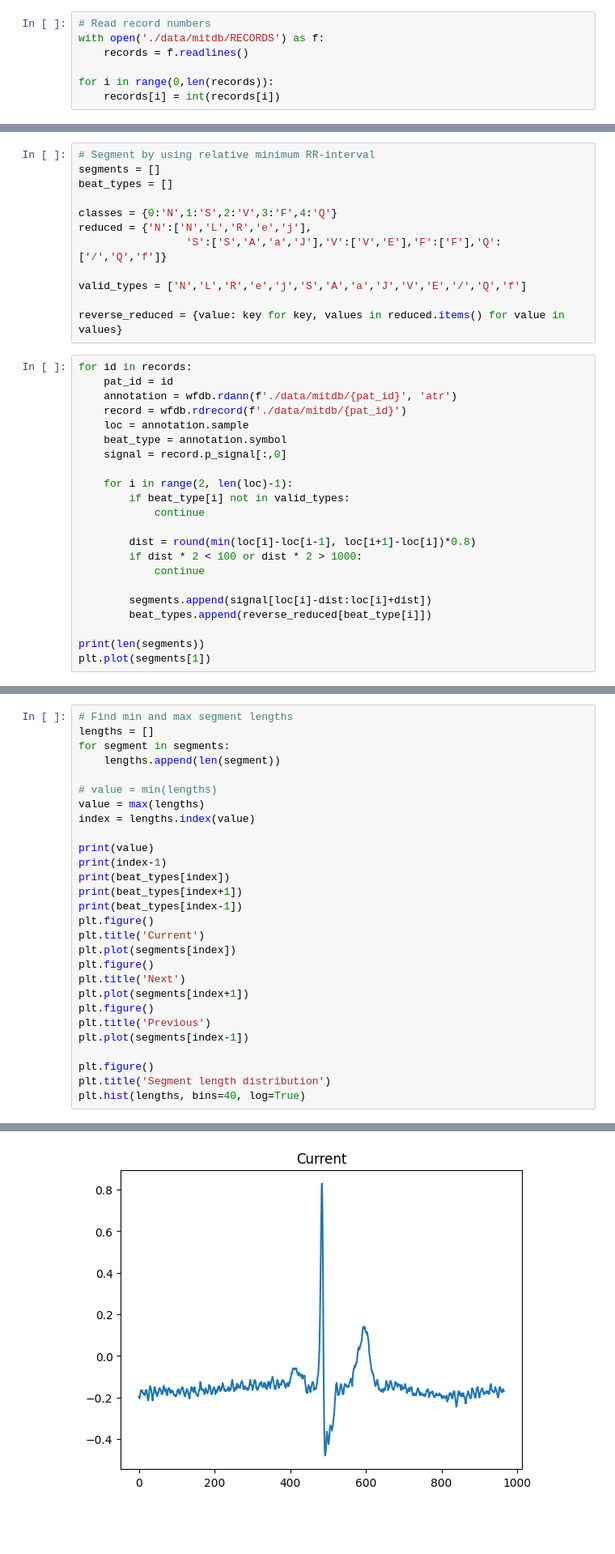
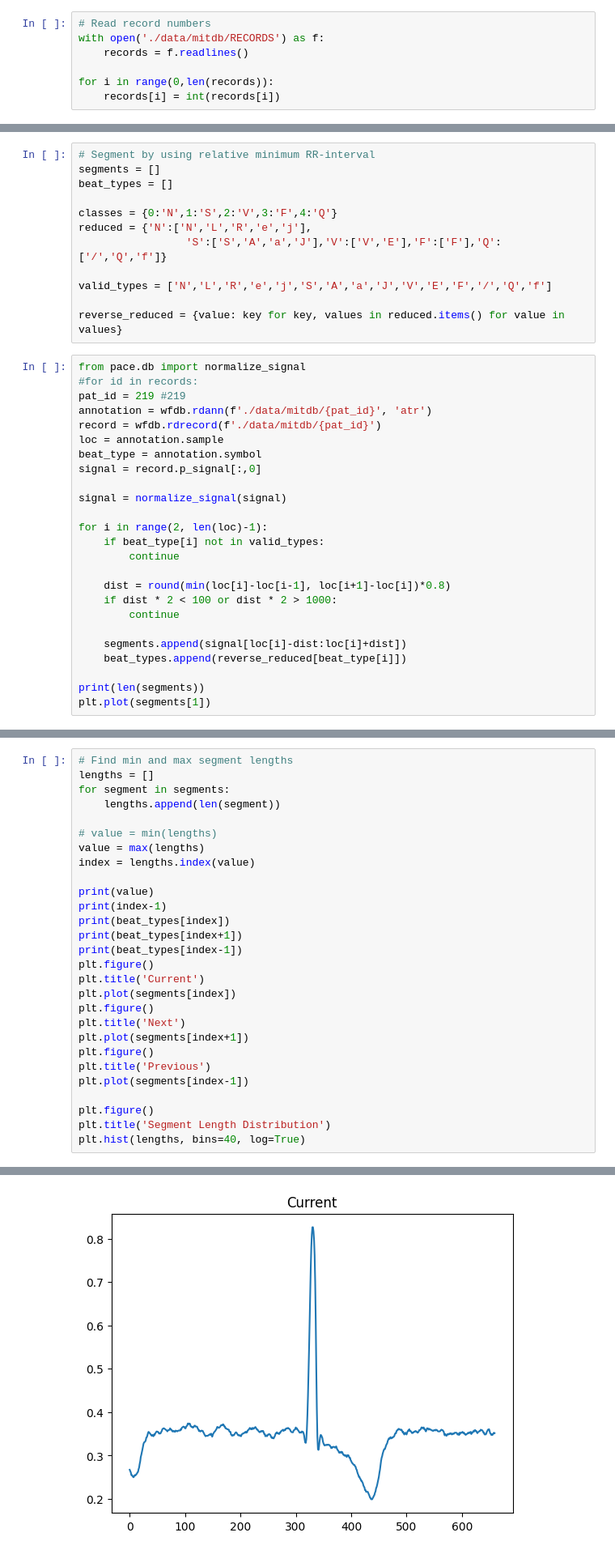
Before and after one commit to awcheng23/PACE, a Jupyter notebook: demo.ipynb, the cells around one changed output, grey strips where cells are left out. Shown: that part at 81% size. Saved outputs shown, nothing was run; the diff lists cells and outputs as text; blank space fills up the shorter version.

Commit message:
Add demo plotting

```diff
--- a/demo.ipynb
+++ b/demo.ipynb
@@ -84,28 +71,31 @@ classes = {0:'N',1:'S',2:'V',3:'F',4:'Q'}
 reduced = {'N':['N','L','R','e','j'],
                  'S':['S','A','a','J'],'V':['V','E'],'F':['F'],'Q':['/','Q','f']}
 
-valid_types = ['N','L','R','e','j','S','A','a','J','V','E','/','Q','f']
+valid_types = ['N','L','R','e','j','S','A','a','J','V','E','F','/','Q','f']
 
 reverse_reduced = {value: key for key, values in reduced.items() for value in values}
 # %%
-for id in records:
-    pat_id = id
-    annotation = wfdb.rdann(f'./data/mitdb/{pat_id}', 'atr')
-    record = wfdb.rdrecord(f'./data/mitdb/{pat_id}')
-    loc = annotation.sample
-    beat_type = annotation.symbol
-    signal = record.p_signal[:,0]
+from pace.db import normalize_signal
+#for id in records:
+pat_id = 219 #219
+annotation = wfdb.rdann(f'./data/mitdb/{pat_id}', 'atr')
+record = wfdb.rdrecord(f'./data/mitdb/{pat_id}')
+loc = annotation.sample
+beat_type = annotation.symbol
+signal = record.p_signal[:,0]
 
-    for i in range(2, len(loc)-1):
-        if beat_type[i] not in valid_types:
-            continue
+signal = normalize_signal(signal)
 
-        dist = round(min(loc[i]-loc[i-1], loc[i+1]-loc[i])*0.8)
-        if dist * 2 < 100 or dist * 2 > 1000:
-            continue
+for i in range(2, len(loc)-1):
+    if beat_type[i] not in valid_types:
+        continue
 
-        segments.append(signal[loc[i]-dist:loc[i]+dist])
-        beat_types.append(reverse_reduced[beat_type[i]])
+    dist = round(min(loc[i]-loc[i-1], loc[i+1]-loc[i])*0.8)
+    if dist * 2 < 100 or dist * 2 > 1000:
+        continue
+
+    segments.append(signal[loc[i]-dist:loc[i]+dist])
+    beat_types.append(reverse_reduced[beat_type[i]])
 
 print(len(segments))
 plt.plot(segments[1])
@@ -139,6 +129,6 @@ plt.title('Previous')
 plt.plot(segments[index-1])
 
 plt.figure()
-plt.title('Segment length distribution')
+plt.title('Segment Length Distribution')
 plt.hist(lengths, bins=40, log=True)
 # %% [output]
@@ -163,2 +148,2 @@ S
  <BarContainer object of 40 artists>)
-[figure, old version]
+[figure, new version]
```
Also changed, not shown: parts of 22 cells of this notebook.
